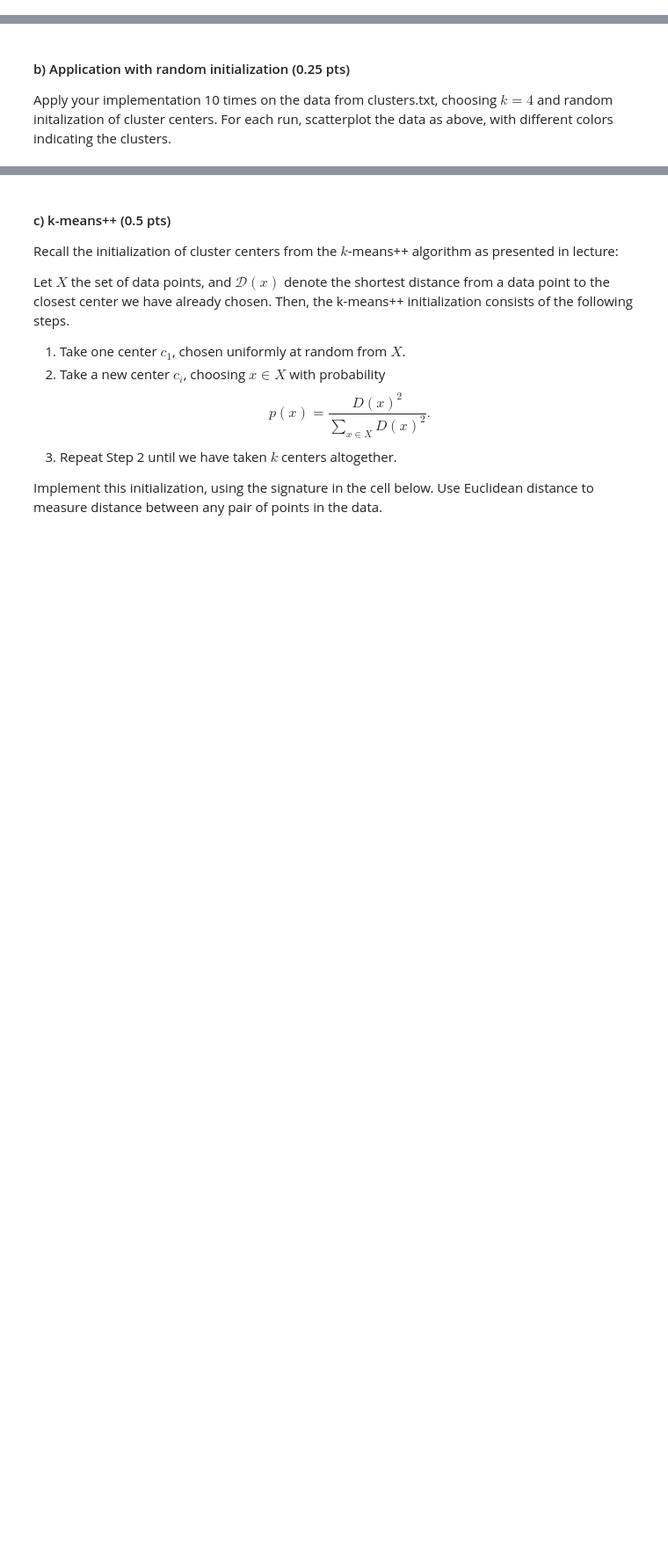
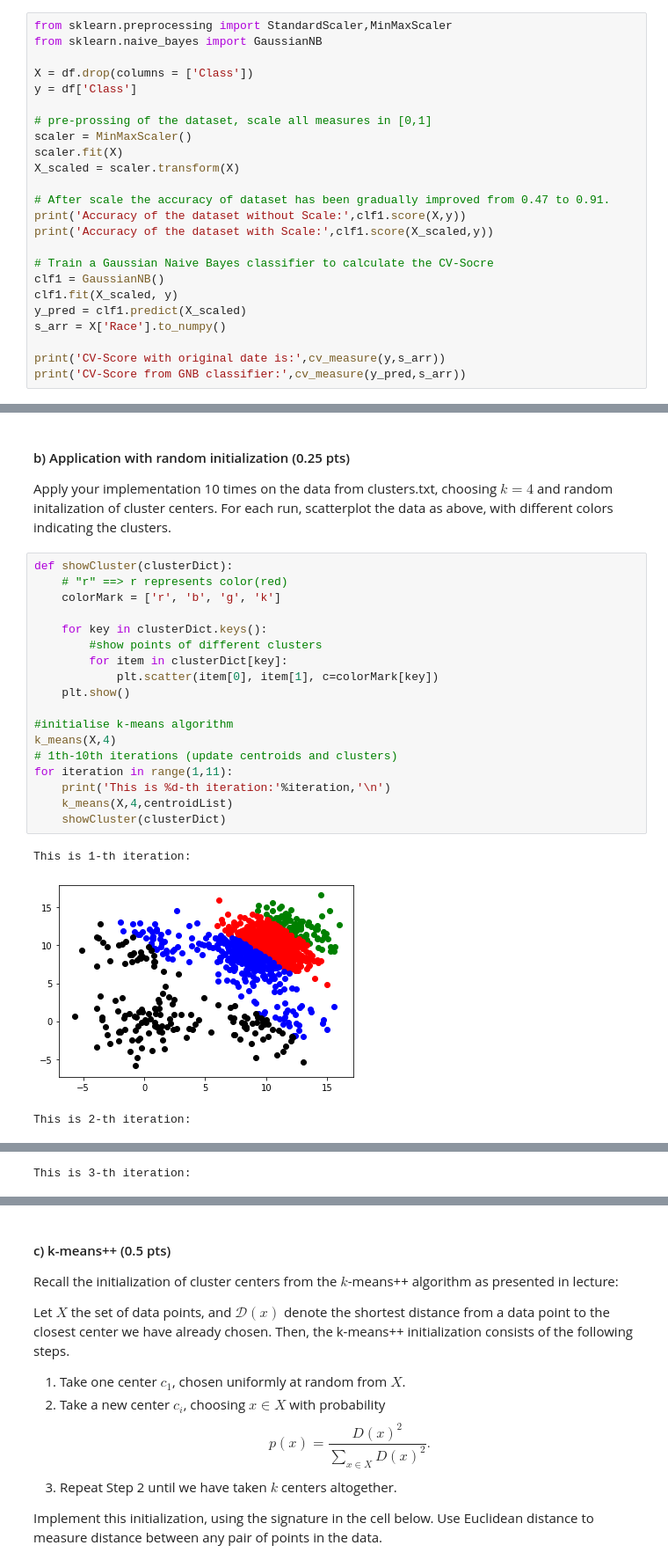
Before and after one commit to MaDolphin/Social-Data-Science, a Jupyter notebook: assignment_3/haikun_home_assignment_3.ipynb, the cells around one changed output, grey strips where cells are left out. Shown at 88% size. Cells and saved outputs as stored; diff of their text form; blank space fills up the shorter version.

```diff
--- a/assignment_3/haikun_home_assignment_3.ipynb
+++ b/assignment_3/haikun_home_assignment_3.ipynb
@@ -76,0 +44,24 @@ The CV-Score from GNB classifier: 0.5341176470588235
+# %%
+from sklearn.preprocessing import StandardScaler,MinMaxScaler
+from sklearn.naive_bayes import GaussianNB
+
+X = df.drop(columns = ['Class'])
+y = df['Class']
+
+# pre-prossing of the dataset, scale all measures in [0,1]
+scaler = MinMaxScaler()
+scaler.fit(X)
+X_scaled = scaler.transform(X)
+
+# After scale the accuracy of dataset has been gradually improved from 0.47 to 0.91.
+print('Accuracy of the dataset without Scale:',clf1.score(X,y))
+print('Accuracy of the dataset with Scale:',clf1.score(X_scaled,y))
+
+# Train a Gaussian Naive Bayes classifier to calculate the CV-Socre
+clf1 = GaussianNB()
+clf1.fit(X_scaled, y)
+y_pred = clf1.predict(X_scaled)
+s_arr = X['Race'].to_numpy()
+
+print('CV-Score with original date is:',cv_measure(y,s_arr))
+print('CV-Score from GNB classifier:',cv_measure(y_pred,s_arr))
@@ -359,3 +360,25 @@ array([[-1.91853, -1.46042],
 #### b) Application with random initialization (0.25 pts)
 
 Apply your implementation 10 times on the data from clusters.txt, choosing $k = 4$ and random initalization of cluster centers. For each run, scatterplot the data as above, with different colors indicating the clusters.
+# %%
+def showCluster(clusterDict):
+    # "r" ==> r represents color(red)
+    colorMark = ['r', 'b', 'g', 'k']
+
+    for key in clusterDict.keys():
+        #show points of different clusters
+        for item in clusterDict[key]:
+            plt.scatter(item[0], item[1], c=colorMark[key])
+    plt.show()
+
+#initialise k-means algorithm
+k_means(X,4)
+# 1th-10th iterations (update centroids and clusters)
+for iteration in range(1,11):
+    print('This is %d-th iteration:'%iteration,'\n')
+    k_means(X,4,centroidList)
+    showCluster(clusterDict)
+# %% [output]
+This is 1-th iteration:
+[figure, added]
+This is 2-th iteration:
@@ -361,0 +386 @@ Apply your implementation 10 times on the data from clusters.txt, choosing $k =
+This is 3-th iteration:
```
Also changed, not shown: parts of 14 cells of this notebook, 3 other files.
